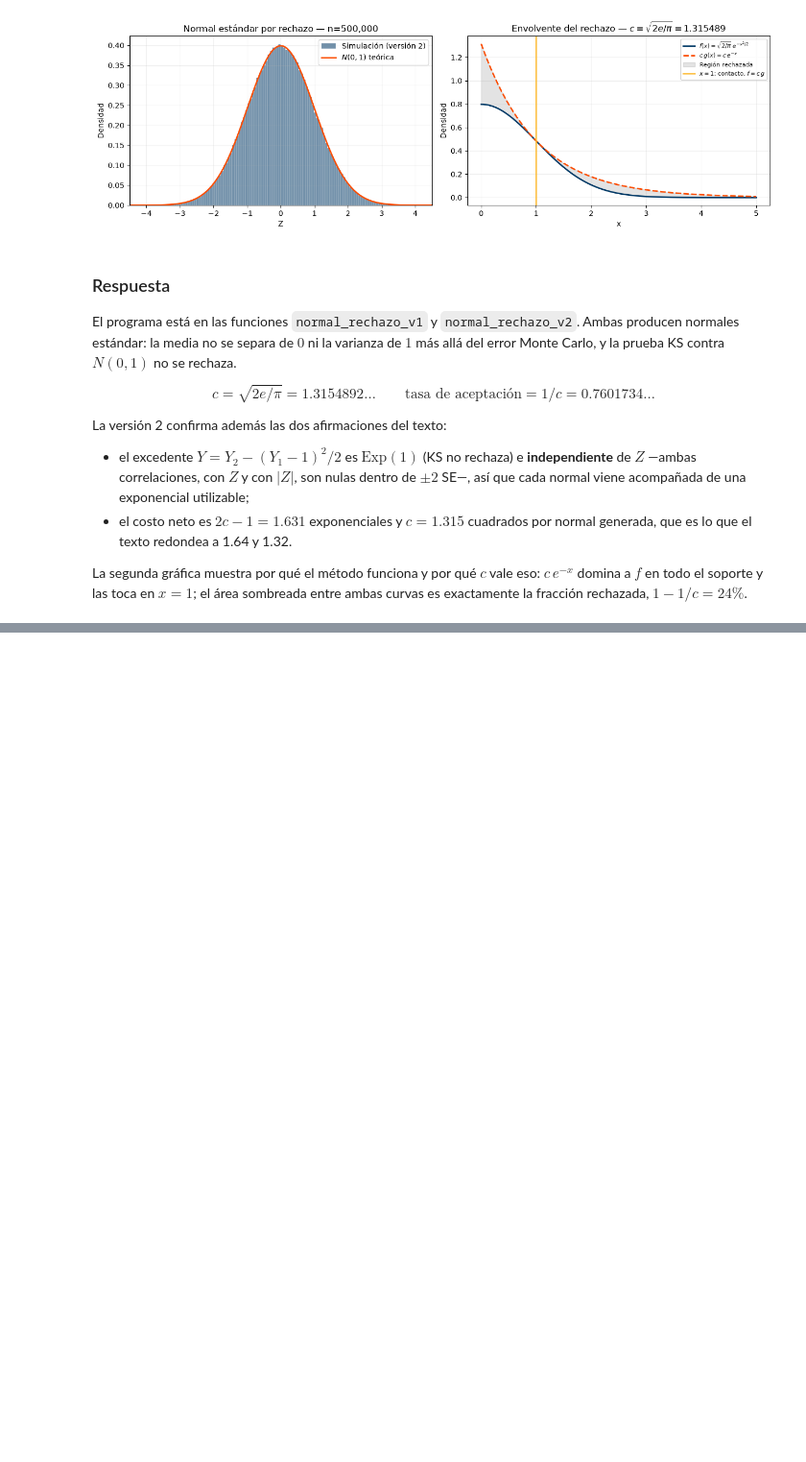
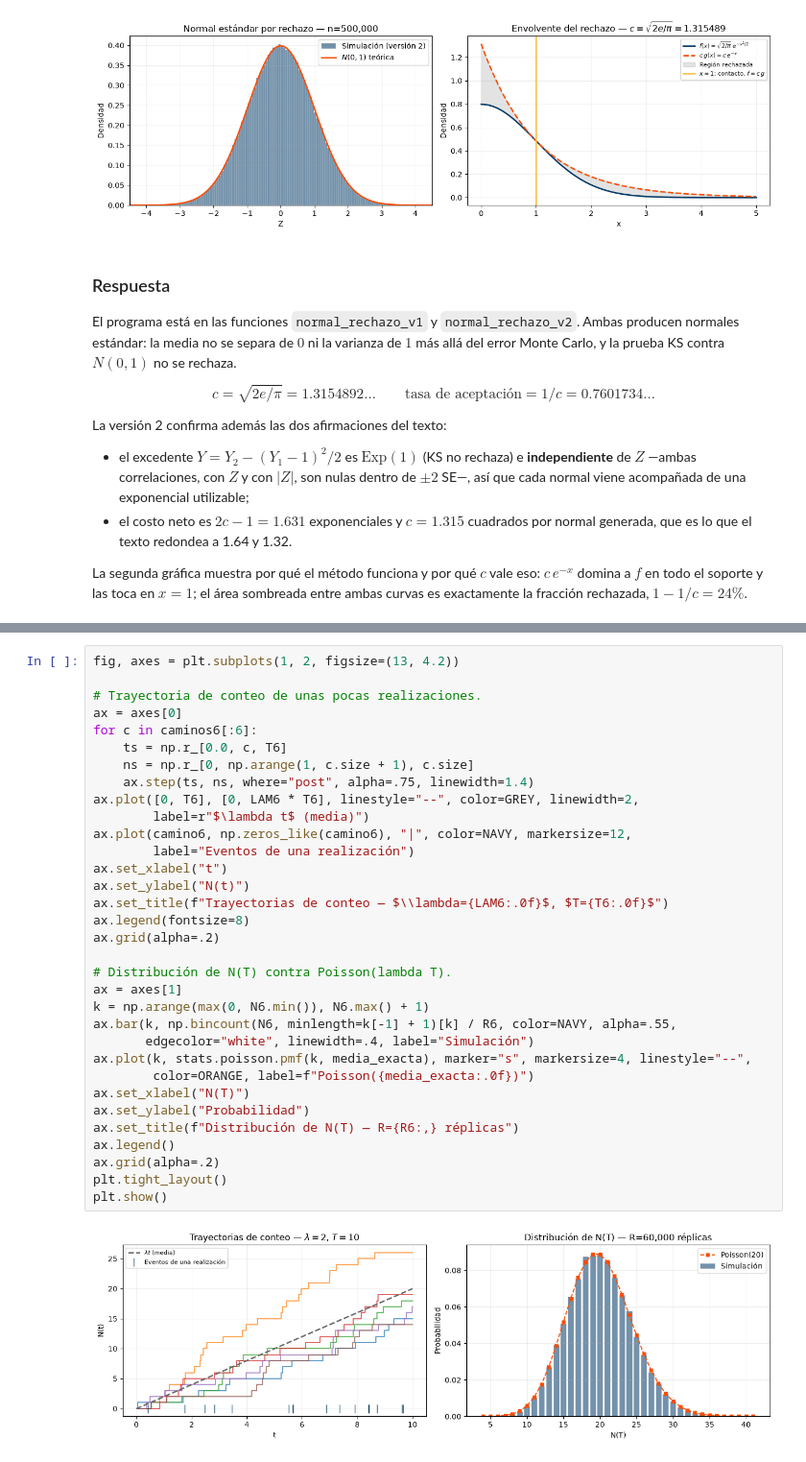
Before and after one commit to fabianpradod/mod-practica2, a Jupyter notebook: Practica_2_Generacion_de_Variables_Aleatorias_Continuas.ipynb, the cells around one changed output, grey strips where cells are left out. Shown at 96% size. Drawn from its saved outputs; the diff is of its cells as text; blank space fills up the shorter version.

Commit message:
feat: solve exercises 6 and 7 (Poisson process and thinning)

```diff
--- a/Practica_2_Generacion_de_Variables_Aleatorias_Continuas.ipynb
+++ b/Practica_2_Generacion_de_Variables_Aleatorias_Continuas.ipynb
@@ -597,0 +698,35 @@ La segunda gráfica muestra por qué el método funciona y por qué $c$ vale eso
+# %%
+fig, axes = plt.subplots(1, 2, figsize=(13, 4.2))
+
+# Trayectoria de conteo de unas pocas realizaciones.
+ax = axes[0]
+for c in caminos6[:6]:
+    ts = np.r_[0.0, c, T6]
+    ns = np.r_[0, np.arange(1, c.size + 1), c.size]
+    ax.step(ts, ns, where="post", alpha=.75, linewidth=1.4)
+ax.plot([0, T6], [0, LAM6 * T6], linestyle="--", color=GREY, linewidth=2,
+        label=r"$\lambda t$ (media)")
+ax.plot(camino6, np.zeros_like(camino6), "|", color=NAVY, markersize=12,
+        label="Eventos de una realización")
+ax.set_xlabel("t")
+ax.set_ylabel("N(t)")
+ax.set_title(f"Trayectorias de conteo — $\\lambda={LAM6:.0f}$, $T={T6:.0f}$")
+ax.legend(fontsize=8)
+ax.grid(alpha=.2)
+
+# Distribución de N(T) contra Poisson(lambda T).
+ax = axes[1]
+k = np.arange(max(0, N6.min()), N6.max() + 1)
+ax.bar(k, np.bincount(N6, minlength=k[-1] + 1)[k] / R6, color=NAVY, alpha=.55,
+       edgecolor="white", linewidth=.4, label="Simulación")
+ax.plot(k, stats.poisson.pmf(k, media_exacta), marker="s", markersize=4, linestyle="--",
+        color=ORANGE, label=f"Poisson({media_exacta:.0f})")
+ax.set_xlabel("N(T)")
+ax.set_ylabel("Probabilidad")
+ax.set_title(f"Distribución de N(T) — R={R6:,} réplicas")
+ax.legend()
+ax.grid(alpha=.2)
+plt.tight_layout()
+plt.show()
+# %% [output]
+[figure, added]
```
Also changed, not shown: parts of 9 cells of this notebook.
